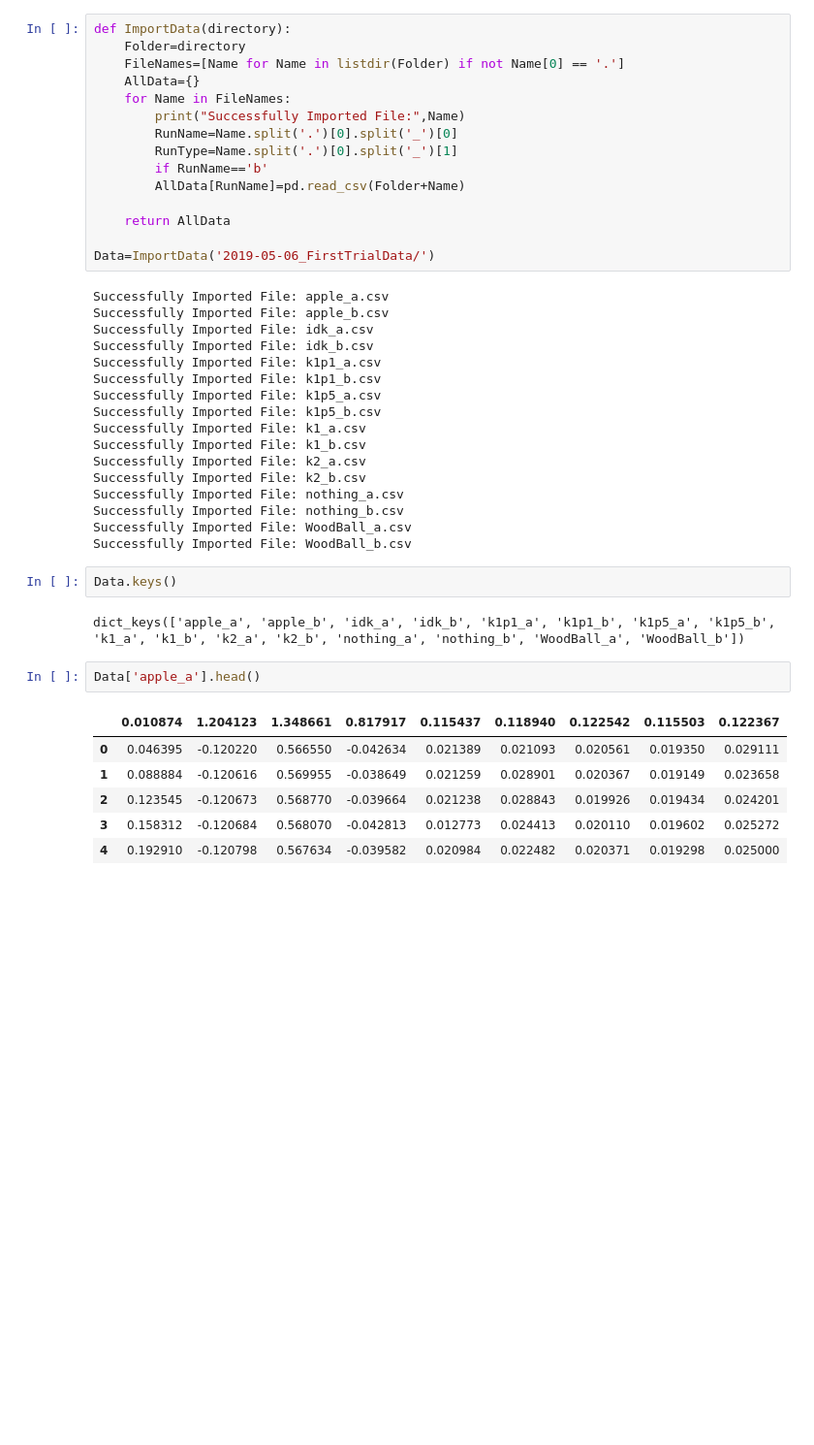
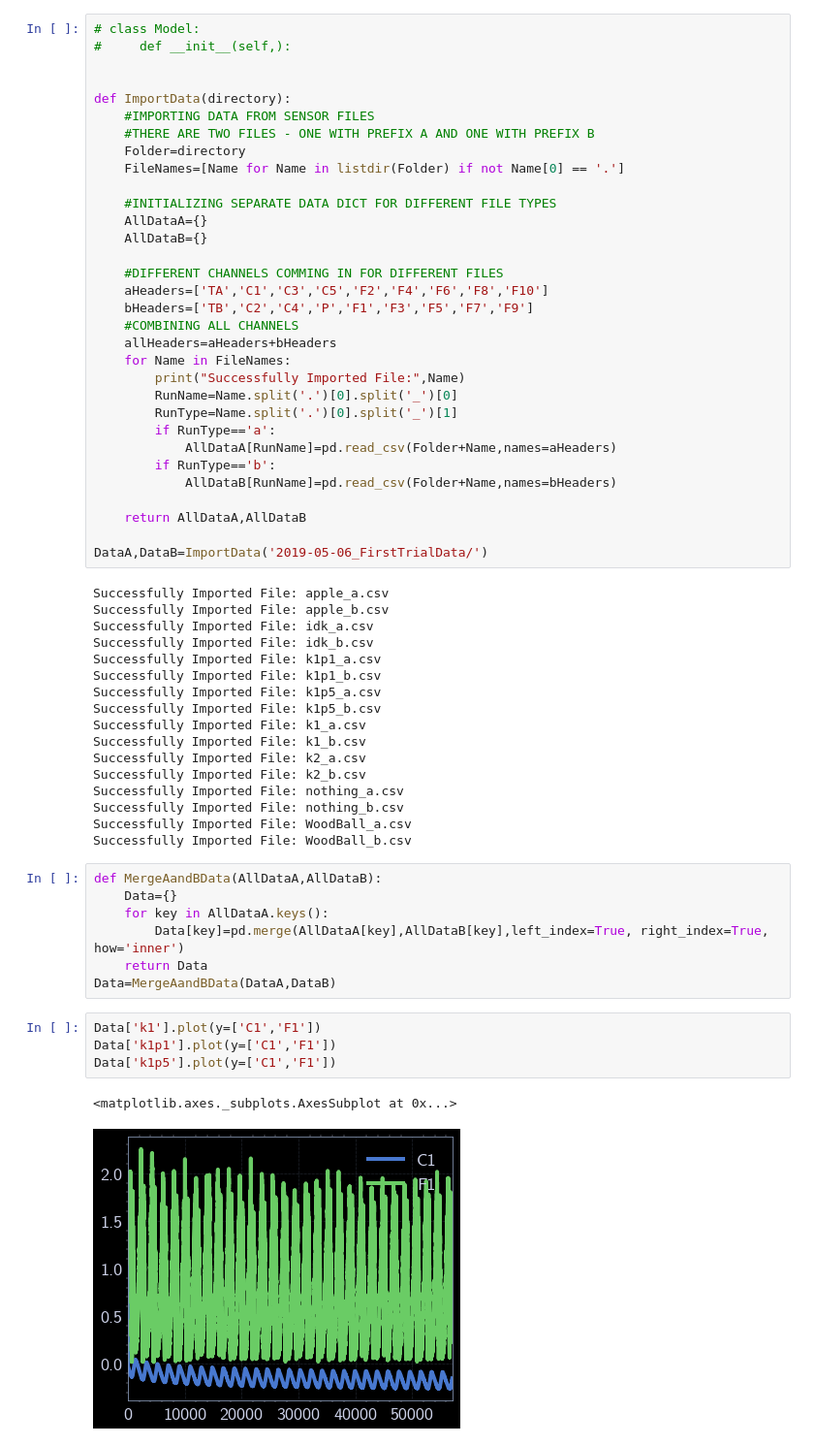
Before and after one commit to matheuscfernandes/mla, a Jupyter notebook: AnalysisV1.ipynb, the cells around one changed output. Shown at 97% size. Saved outputs shown, nothing was run; the diff lists cells and outputs as text; blank space fills up the shorter version.

Commit message:
data preprocessing progress -- done with import and merge files

```diff
--- a/AnalysisV1.ipynb
+++ b/AnalysisV1.ipynb
@@ -44,20 +44,37 @@ plt.rcParams['font.sans-serif'] = "CMU Sans Serif"
 plt.rcParams['font.family'] = "sans-serif"
 plt.rcParams['mathtext.fontset'] = 'cm'
 # %%
+# class Model:
+#     def __init__(self,):
+
+
 def ImportData(directory):
+    #IMPORTING DATA FROM SENSOR FILES
+    #THERE ARE TWO FILES - ONE WITH PREFIX A AND ONE WITH PREFIX B
     Folder=directory
     FileNames=[Name for Name in listdir(Folder) if not Name[0] == '.']
-    AllData={}
+
+    #INITIALIZING SEPARATE DATA DICT FOR DIFFERENT FILE TYPES
+    AllDataA={}
+    AllDataB={}
+
+    #DIFFERENT CHANNELS COMMING IN FOR DIFFERENT FILES
+    aHeaders=['TA','C1','C3','C5','F2','F4','F6','F8','F10']
+    bHeaders=['TB','C2','C4','P','F1','F3','F5','F7','F9']
+    #COMBINING ALL CHANNELS
+    allHeaders=aHeaders+bHeaders
     for Name in FileNames:
         print("Successfully Imported File:",Name)
         RunName=Name.split('.')[0].split('_')[0]
         RunType=Name.split('.')[0].split('_')[1]
-        if RunName=='b'
-        AllData[RunName]=pd.read_csv(Folder+Name)
+        if RunType=='a':
+            AllDataA[RunName]=pd.read_csv(Folder+Name,names=aHeaders)
+        if RunType=='b':
+            AllDataB[RunName]=pd.read_csv(Folder+Name,names=bHeaders)
 
-    return AllData
+    return AllDataA,AllDataB
 
-Data=ImportData('2019-05-06_FirstTrialData/')
+DataA,DataB=ImportData('2019-05-06_FirstTrialData/')
 # %% [output]
 Successfully Imported File: apple_a.csv
 Successfully Imported File: apple_b.csv
@@ -75,16 +92,17 @@ Successfully Imported File: nothing_a.csv
 Successfully Imported File: nothing_b.csv
 Successfully Imported File: WoodBall_a.csv
 Successfully Imported File: WoodBall_b.csv
-# %%
-Data.keys()
-# %% [output]
-dict_keys(['apple_a', 'apple_b', 'idk_a', 'idk_b', 'k1p1_a', 'k1p1_b', 'k1p5_a', 'k1p5_b', 'k1_a', 'k1_b', 'k2_a', 'k2_b', 'nothing_a', 'nothing_b', 'WoodBall_a', 'WoodBall_b'])
-# %%
-Data['apple_a'].head()
-# %% [output]
-|  | 0.010874 | 1.204123 | 1.348661 | 0.817917 | 0.115437 | 0.118940 | 0.122542 | 0.115503 | 0.122367 |
-| 0 | 0.046395 | -0.120220 | 0.566550 | -0.042634 | 0.021389 | 0.021093 | 0.020561 | 0.019350 | 0.029111 |
-| 1 | 0.088884 | -0.120616 | 0.569955 | -0.038649 | 0.021259 | 0.028901 | 0.020367 | 0.019149 | 0.023658 |
-| 2 | 0.123545 | -0.120673 | 0.568770 | -0.039664 | 0.021238 | 0.028843 | 0.019926 | 0.019434 | 0.024201 |
-| 3 | 0.158312 | -0.120684 | 0.568070 | -0.042813 | 0.012773 | 0.024413 | 0.020110 | 0.019602 | 0.025272 |
-| 4 | 0.192910 | -0.120798 | 0.567634 | -0.039582 | 0.020984 | 0.022482 | 0.020371 | 0.019298 | 0.025000 |
+# %%
+def MergeAandBData(AllDataA,AllDataB):
+    Data={}
+    for key in AllDataA.keys():
+        Data[key]=pd.merge(AllDataA[key],AllDataB[key],left_index=True, right_index=True, how='inner')
+    return Data
+Data=MergeAandBData(DataA,DataB)
+# %%
+Data['k1'].plot(y=['C1','F1'])
+Data['k1p1'].plot(y=['C1','F1'])
+Data['k1p5'].plot(y=['C1','F1'])
+# %% [output]
+<matplotlib.axes._subplots.AxesSubplot at 0x...>
+[figure, added]
```
Also changed, not shown: parts of 1 cell of this notebook.
